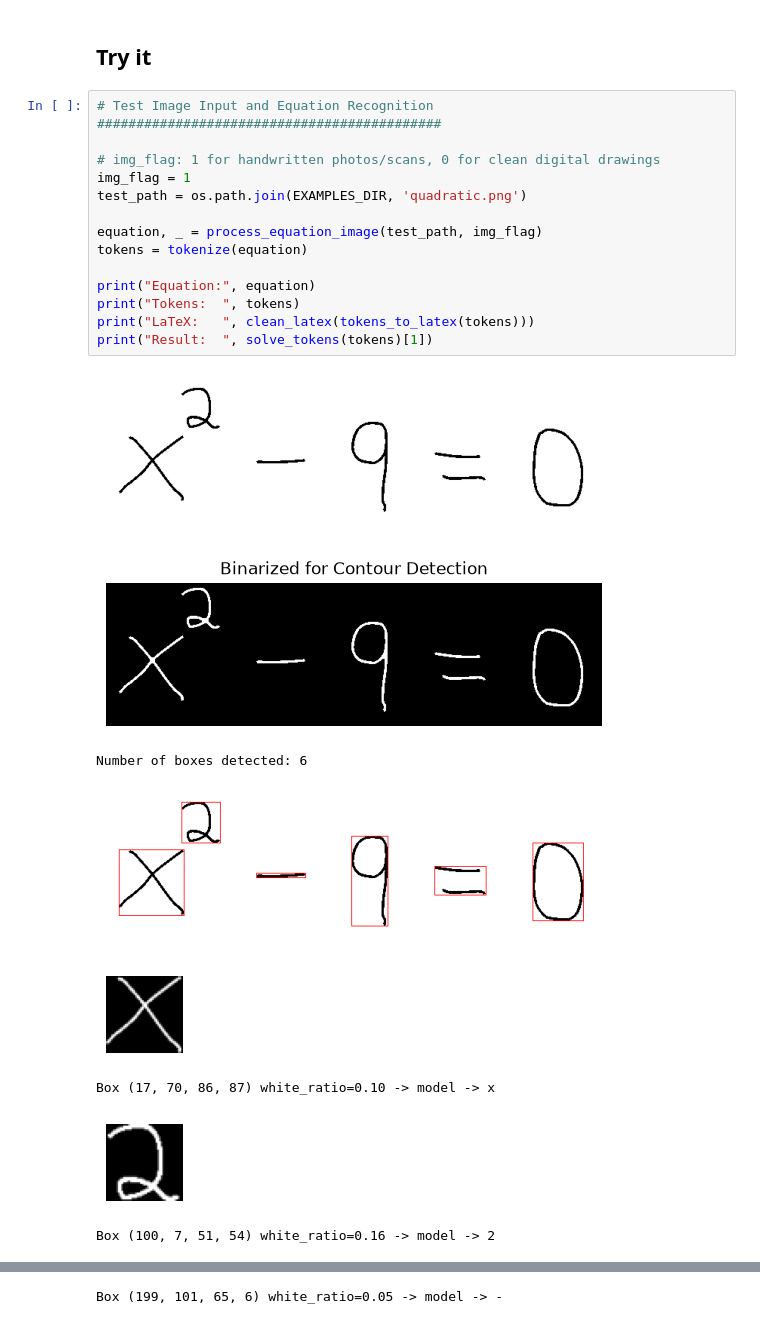
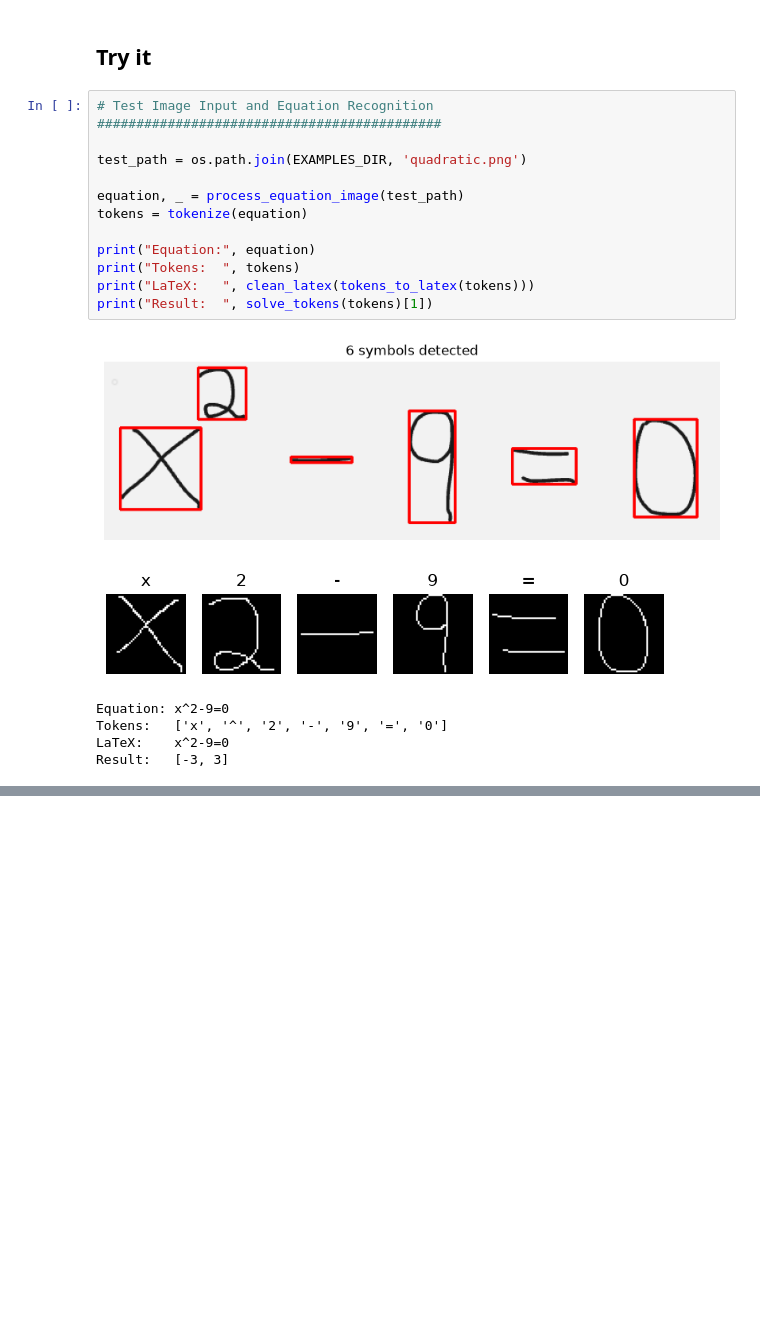
Before and after one commit to Ramana1908/HandwrittenMathEquation-Recognizer, a Jupyter notebook: ViT.ipynb, the cells around one changed output, grey strips where cells are left out. Drawn from its saved outputs; the diff is of its cells as text; blank space fills up the shorter version.

```diff
--- a/ViT.ipynb
+++ b/ViT.ipynb
@@ -671,24 +683,20 @@ def solve_tokens(eq_symbols):
 # %%
 # Test Image Input and Equation Recognition
 ############################################
 
-# img_flag: 1 for handwritten photos/scans, 0 for clean digital drawings
-img_flag = 1
 test_path = os.path.join(EXAMPLES_DIR, 'quadratic.png')
 
-equation, _ = process_equation_image(test_path, img_flag)
+equation, _ = process_equation_image(test_path)
 tokens = tokenize(equation)
 
 print("Equation:", equation)
 print("Tokens:  ", tokens)
 print("LaTeX:   ", clean_latex(tokens_to_latex(tokens)))
 print("Result:  ", solve_tokens(tokens)[1])
 # %% [output]
-[figure, old version]
+[figure, new version]
-[figure, old version]
+[figure, new version]
-Number of boxes detected: 6
+Equation: x^2-9=0
+Tokens:   ['x', '^', '2', '-', '9', '=', '0']
+LaTeX:    x^2-9=0
+Result:   [-3, 3]
-[figure, removed]
-[figure, removed]
-Box (17, 70, 86, 87) white_ratio=0.10 -> model -> x
-[figure, removed]
-Box (100, 7, 51, 54) white_ratio=0.16 -> model -> 2
@@ -696 +702,0 @@ Box (100, 7, 51, 54) white_ratio=0.16 -> model -> 2
-Box (199, 101, 65, 6) white_ratio=0.05 -> model -> -
```
Also changed, not shown: parts of 7 cells of this notebook, 2 other files.
